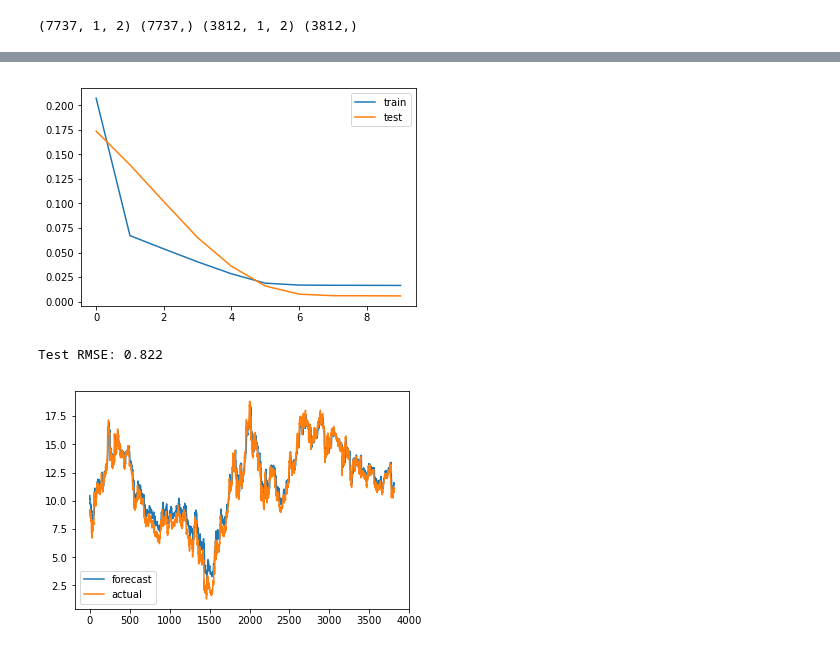
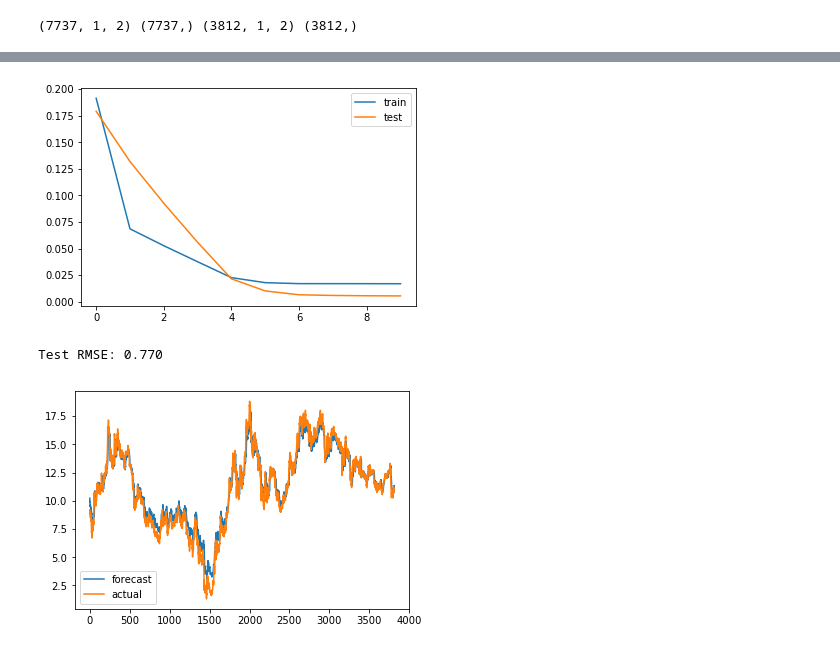
Before and after one commit to pszkilnyk/skittles, a Jupyter notebook: F7.ipynb, the cells around one changed output, grey strips where cells are left out. Saved outputs shown, nothing was run; the diff lists cells and outputs as text; code cells hidden in the pictures.

```diff
--- a/F7.ipynb
+++ b/F7.ipynb
@@ -98,7 +98,7 @@ model.add(LSTM(50, input_shape=(train_X.shape[1], train_X.shape[2])))
 model.add(Dense(1))
 model.compile(loss='mae', optimizer='adam')
 # fit network
-history = model.fit(train_X, train_y, epochs=10, batch_size=100, validation_data=(test_X, test_y), verbose=2, shuffle=False)
+history = model.fit(train_X, train_y, epochs=10, batch_size=72, validation_data=(test_X, test_y), verbose=2, shuffle=False)
 # plot history
 pyplot.plot(history.history['loss'], label='train')
 pyplot.plot(history.history['val_loss'], label='test')
@@ -125,4 +125,4 @@ Epoch 10/10
-[figure, old version]
+[figure, new version]
 # %%
 # make a prediction
 yhat = model.predict(test_X)
@@ -140,7 +140,7 @@ inv_y = inv_y[:,0]
 rmse = sqrt(mean_squared_error(inv_y, inv_yhat))
 print('Test RMSE: %.3f' % rmse)
 # %% [output]
-Test RMSE: 0.822
+Test RMSE: 0.770
 # %%
 # plot
 pyplot.plot(inv_yhat, label='forecast')
@@ -148,4 +148,4 @@ pyplot.plot(inv_y, label='actual')
 pyplot.legend()
 pyplot.show()
 # %% [output]
-[figure, old version]
+[figure, new version]
```
Also changed, not shown: parts of 1 cell of this notebook, 3 other files.
